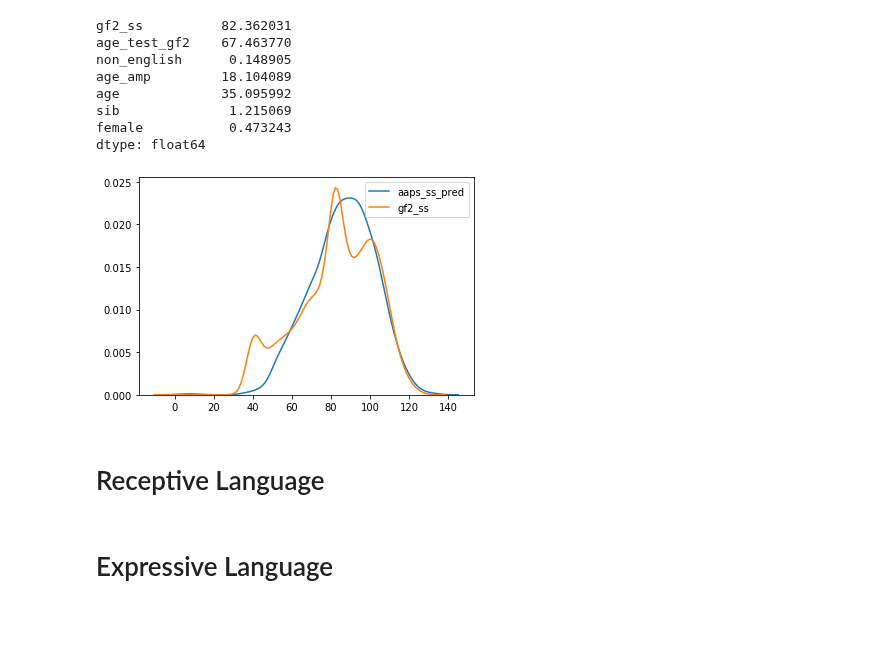
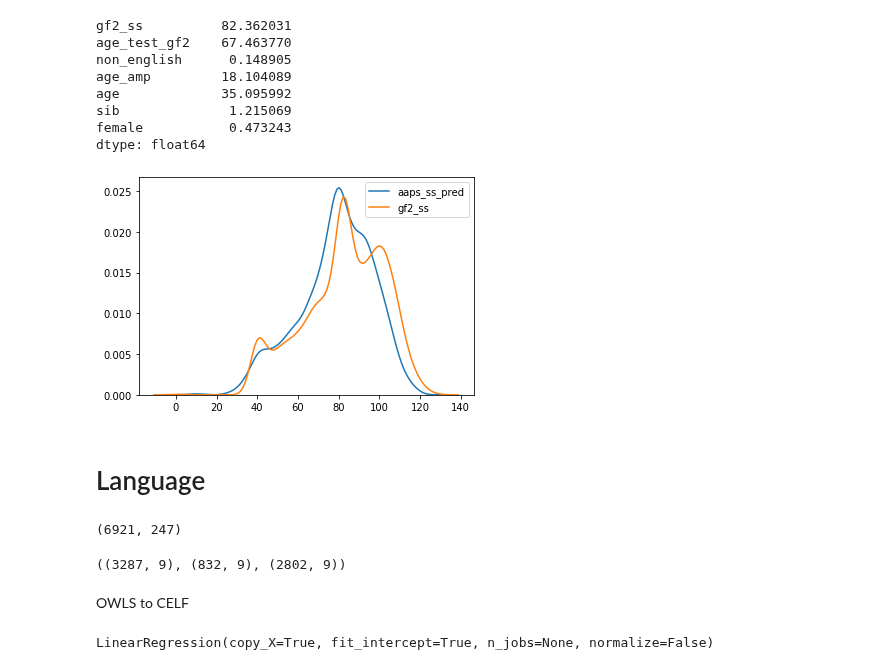
Before and after one commit to fonnesbeck/infant_hearing_intervention, a Jupyter notebook: notebooks/scores_adjustment.ipynb, the cells around one changed output. Saved outputs shown, nothing was run; the diff lists cells and outputs as text; code cells hidden in the pictures; blank space fills up the shorter version.

Commit message:
Updates to EI paper, final scores adjustment

```diff
--- a/notebooks/scores_adjustment.ipynb
+++ b/notebooks/scores_adjustment.ipynb
@@ -65,3 +79,7 @@ sns.kdeplot(X_pred.rowpvt_ss);
+# %%
+ppvt_ss_pred = pd.Series(ppvt_ss_pred, index=X_pred.index)
+# %%
+lsl_dr.loc[ppvt_ss_pred.index, 'score_adj'] = ppvt_ss_pred
 # %% [markdown]
 # Expressive vocabulary
 
@@ -108,6 +125,10 @@ sns.kdeplot(ppvt_ss_pred, label='evt_ss_pred')
 sns.kdeplot(X_pred.eowpvt_ss);
 # %% [output]
 [figure]
+# %%
+evt_ss_pred = pd.Series(evt_ss_pred, index=X_pred.index)
+# %%
+lsl_dr.loc[evt_ss_pred.index, 'score_adj'] = evt_ss_pred
 # %% [markdown]
 # Articulation
 
@@ -150,7 +170,7 @@ dtype: float64
 X_pred = X_pred.fillna(X_pred.mean())
 # %%
 aaps_ss_pred = receptive_vocab_model.predict(X_pred)
-sns.kdeplot(ppvt_ss_pred, label='aaps_ss_pred')
+sns.kdeplot(aaps_ss_pred, label='aaps_ss_pred')
 sns.kdeplot(X_pred.gf2_ss);
 # %% [output]
-[figure, old version]
+[figure, new version]
@@ -157,4 +181,9 @@ sns.kdeplot(X_pred.gf2_ss);
 # %% [markdown]
-# Receptive Language
+# Language
-# %% [markdown]
-# Expressive Language
+# %%
+language_data = lsl_dr[(lsl_dr.domain=="Language")
+                       & (lsl_dr.test_name.isin(['CELF-P2', 'OWLS', 'PLS']))
+                      & (lsl_dr.age_test>=48) & (lsl_dr.age_test<60)]
+language_data.shape
+# %% [output]
+(6921, 247)
@@ -160,0 +199,6 @@ sns.kdeplot(X_pred.gf2_ss);
+# %%
+celf_tests.shape, owls_tests.shape, pls_tests.shape
+# %% [output]
+((3287, 9), (832, 9), (2802, 9))
+# %% [markdown]
+OWLS to CELF
@@ -160,0 +210,5 @@ sns.kdeplot(X_pred.gf2_ss);
+# %%
+celf_owls_model = linear_model.LinearRegression()
+celf_owls_model.fit(X, y)
+# %% [output]
+LinearRegression(copy_X=True, fit_intercept=True, n_jobs=None, normalize=False)
```
Also changed, not shown: parts of 22 cells of this notebook, 5 other files.
